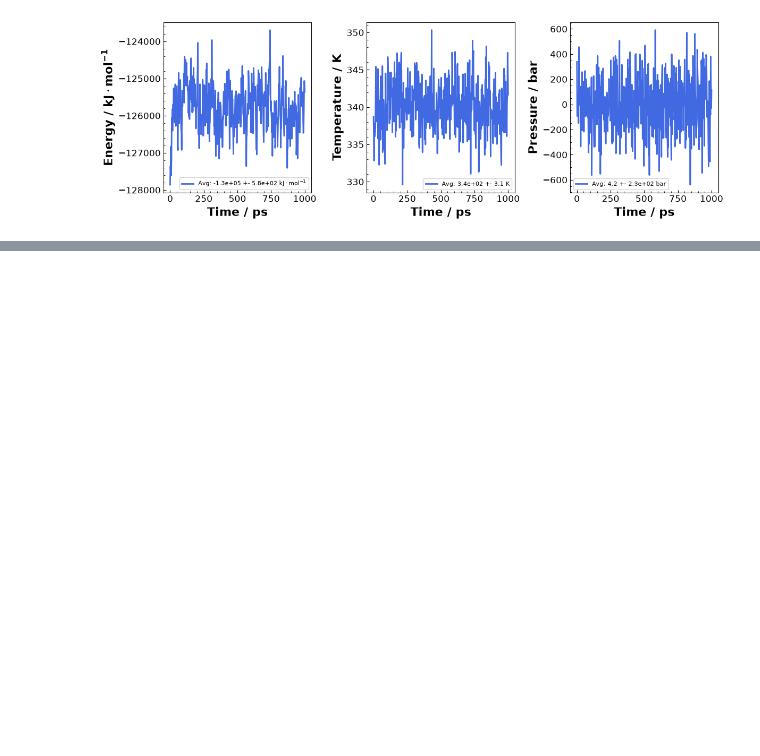
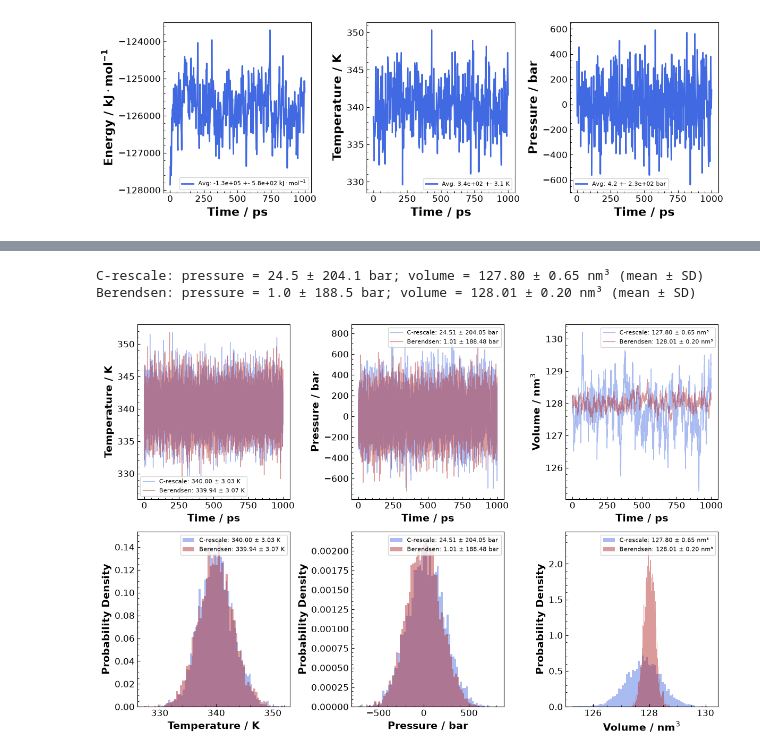
Before and after one commit to allexandre97/gromacs-tutorial, a Jupyter notebook: Exercises.ipynb, the cells around one changed output, grey strips where cells are left out. Drawn from its saved outputs; the diff is of its cells as text; code cells hidden in the pictures; blank space fills up the shorter version.

```diff
--- a/Exercises.ipynb
+++ b/Exercises.ipynb
@@ -551,0 +768,67 @@ for ax_i in ax:
+# %%
+npt_crescale = np.loadtxt('exercise-2/results/npt_crescale_energy.xvg', comments=('#', '@'))
+npt_berendsen = np.loadtxt('exercise-2/results/npt_berendsen_energy.xvg', comments=('#', '@'))
+
+colors = {
+    "C-rescale":"royalblue",
+    "Berendsen":"firebrick"
+}
+
+fig, ax = plt.subplots(2, 3, figsize=(12, 8), layout='tight')
+for name, data in [('C-rescale', npt_crescale), ('Berendsen', npt_berendsen)]:
+    for trace_axis, hist_axis, column, unit in zip(ax[0,:], ax[1,:], (1, 2, 3), ('K', 'bar', 'nm³')):
+        values = data[:, column]
+        label = f'{name}: {values.mean():.2f} ± {values.std(ddof=1):.2f} {unit}'
+        trace_axis.plot(data[:, 0], values, lw=1, label=label, color=colors[name], alpha=0.45)
+        hist_axis.hist(values, bins=int(np.sqrt(len(data))), density=True, alpha=0.45,
+                       label=label, color=colors[name])
+    print(f'{name}: pressure = {data[:, 2].mean():.1f} ± {data[:, 2].std(ddof=1):.1f} bar; '
+          f'volume = {data[:, 3].mean():.2f} ± {data[:, 3].std(ddof=1):.2f} nm³ (mean ± SD)')
+
+for axis, ylabel in zip(ax[0,:], ('Temperature / K', 'Pressure / bar', r'Volume / $\mathbf{nm}^3$')):
+    axis.set_xlabel(
+        "Time / ps",
+        fontsize = 14,
+        fontweight = "bold"
+    )
+
+    axis.set_ylabel(
+        ylabel,
+        fontsize = 14,
+        fontweight = "bold"
+    )
+
+    axis.minorticks_on()
+    axis.tick_params(
+        which = "both",
+        direction = "in",
+        labelsize = 12
+    )
+
+    axis.legend(fontsize=8)
+
+for axis, xlabel in zip(ax[1,:], ('Temperature / K', 'Pressure / bar', r'Volume / $\mathbf{nm}^3$')):
+    axis.set_ylabel(
+        "Probability Density",
+        fontsize = 14,
+        fontweight = "bold"
+    )
+
+    axis.set_xlabel(
+        xlabel,
+        fontsize = 14,
+        fontweight = "bold"
+    )
+
+    axis.minorticks_on()
+    axis.tick_params(
+        which = "both",
+        direction = "in",
+        labelsize = 12
+    )
+
+    axis.legend(fontsize=8)
+# %% [output]
+C-rescale: pressure = 24.5 ± 204.1 bar; volume = 127.80 ± 0.65 nm³ (mean ± SD)
+Berendsen: pressure = 1.0 ± 188.5 bar; volume = 128.01 ± 0.20 nm³ (mean ± SD)
+[figure, added]
```
Also changed, not shown: parts of 19 cells of this notebook, 25 other files.
